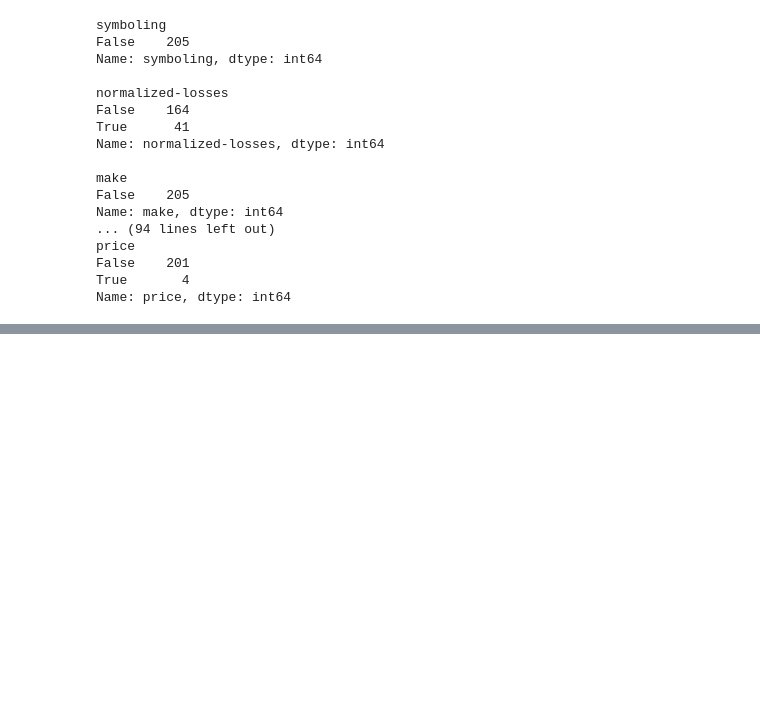
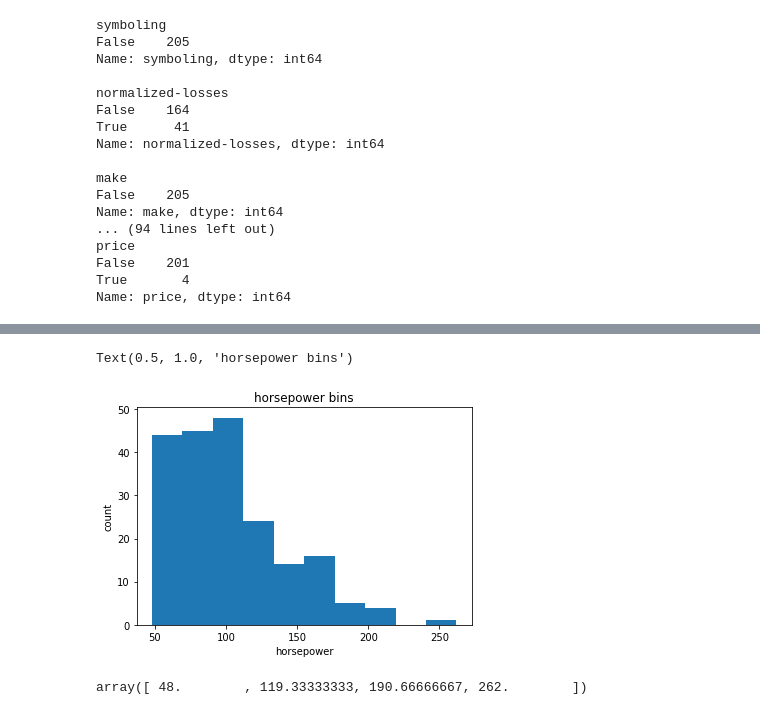
Before and after one commit to mansoorahs/Python_Practice, a Jupyter notebook: Python Data Wrangling.ipynb, the cells around one changed output, grey strips where cells are left out. Saved outputs shown, nothing was run; the diff lists cells and outputs as text; code cells hidden in the pictures; blank space fills up the shorter version.

```diff
--- a/Python Data Wrangling.ipynb
+++ b/Python Data Wrangling.ipynb
@@ -76,0 +196,5 @@ AttributeError: 'tuple' object has no attribute 'tolist'
+# %%
+Col_Change = {'highway-mpg':'highway-L/100km'}
+
+df.rename(columns=Col_Change, inplace=True)
+df.head()
@@ -76,0 +219,8 @@ AttributeError: 'tuple' object has no attribute 'tolist'
+# %%
+# replace (original value) by (original value)/(maximum value)
+df['length'] = df['length']/df['length'].max()
+df['width'] = df['width']/df['width'].max()
+# %%
+# Write your code below and press Shift+Enter to execute
+df['height'] = df['height']/df['height'].max()
+df[["length","width","height"]].head()
@@ -76,0 +234,19 @@ AttributeError: 'tuple' object has no attribute 'tolist'
+# %%
+df["horsepower"]=df["horsepower"].astype(int, copy=True)
+# %%
+%matplotlib inline
+import matplotlib as plt
+from matplotlib import pyplot
+plt.pyplot.hist(df["horsepower"])
+# set x/y labels and plot title
+plt.pyplot.xlabel("horsepower")
+plt.pyplot.ylabel("count")
+plt.pyplot.title("horsepower bins")
+# %% [output]
+Text(0.5, 1.0, 'horsepower bins')
+[figure, added]
+# %%
+bins = np.linspace(min(df["horsepower"]), max(df["horsepower"]), 4)
+bins
+# %% [output]
+array([ 48.        , 119.33333333, 190.66666667, 262.        ])
```
Also changed, not shown: parts of 35 cells of this notebook.
